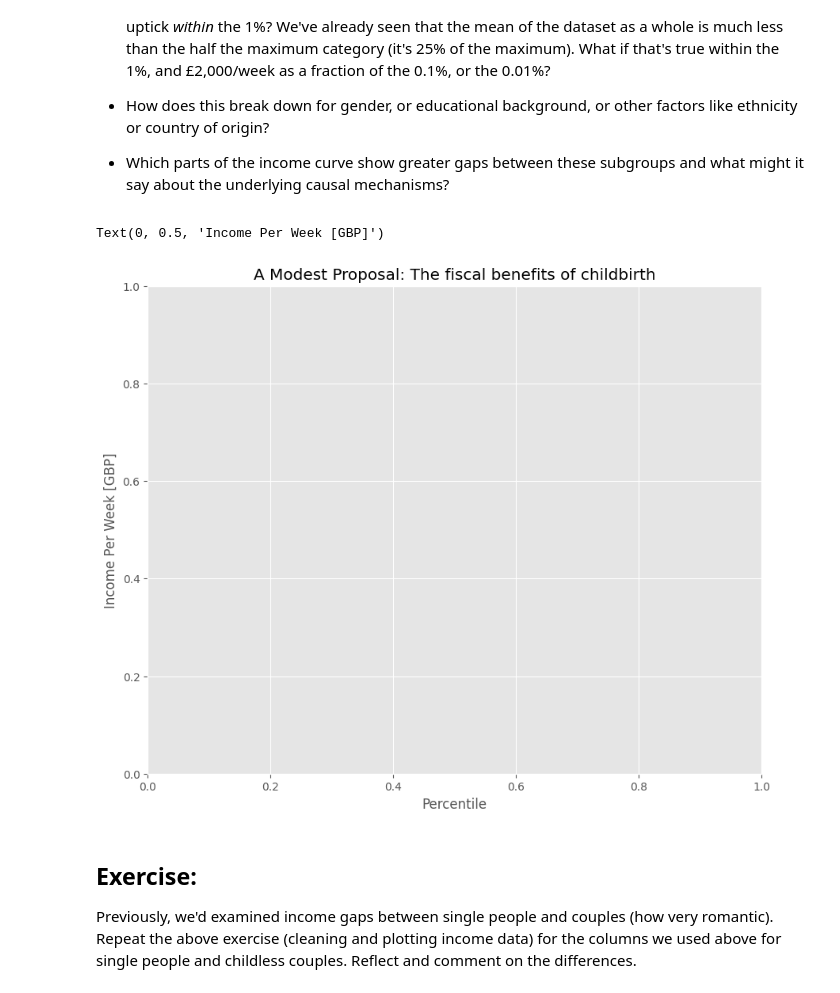
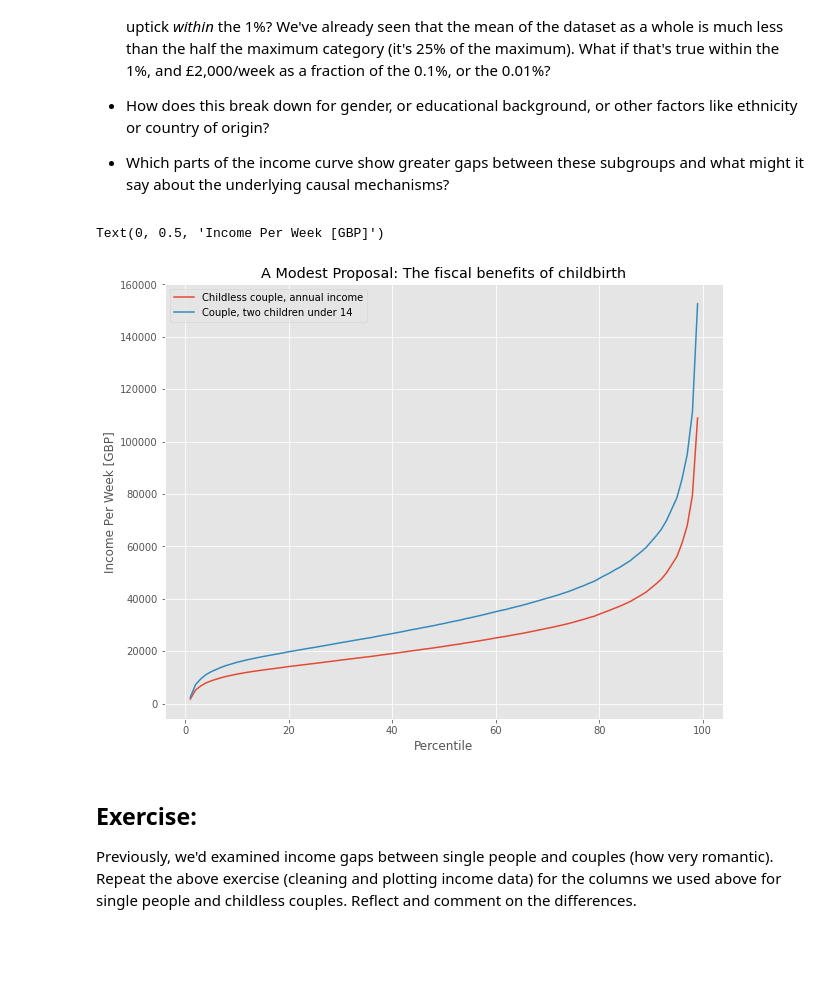
Before and after one commit to Trisken221/QM2, a Jupyter notebook: notebooks/W02. Pandas.ipynb, the cells around one changed output. Saved outputs shown, nothing was run; the diff lists cells and outputs as text; code cells hidden in the pictures; blank space fills up the shorter version.

```diff
--- a/notebooks/W02. Pandas.ipynb
+++ b/notebooks/W02. Pandas.ipynb
@@ -181,25 +180,3 @@ So, to recap, we can now access a particular **row** using *loc[index number]*,
 ## Exercise:
 
 How do the equivalised incomes of single adults and childless couples compare? Look at the 1st, 99th and 50th percentile and summarise what this tells you about the value or price of coupling.
-# %%
-import pandas as pd
-
-income = pd.read_csv('./data/wk2/incomes.csv', index_col=0)
-
-# Select columns for single adults and childless couples
-selected_cols = ['Single adult', 'Childless couple, annual income']
-couples_single = income[selected_cols]
-
-# Display the first few rows of the selected columns
-print(couples_single.head())
-# Clean data to remove commas and dashes, converting columns to numerical
-couples_single = couples_single.replace(',', '', regex=True)
-couples_single = couples_single.replace('-', 'NaN', regex=True).astype(float)
-
-#extract incomes at specific percentiles
-percentiles = [1, 50, 99]
-single_incomes = couples_single['Single adult'].loc[percentiles]
-couple_incomes = couples_single['Childless couple, annual income'].loc[percentiles] / 52  # Convert annual to weekly
-#compare incomes
-comparison = pd.DataFrame({'Single Adult': single_incomes, 'Childless Couple': couple_incomes})
-print(comparison)
@@ -354,13 +293,13 @@ For me, this data starts to beg further questions. How would we answer these?
 
 - Which parts of the income curve show greater gaps between these subgroups and what might it say about the underlying causal mechanisms?
 # %%
-
+clean.plot()
 plt.title('A Modest Proposal: The fiscal benefits of childbirth')
 plt.xlabel('Percentile')
 plt.ylabel('Income Per Week [GBP]')
 # %% [output]
 Text(0, 0.5, 'Income Per Week [GBP]')
-[figure, old version]
+[figure, new version]
 # %% [markdown]
 ## Exercise:
 
```
Also changed, not shown: parts of 12 cells of this notebook.
